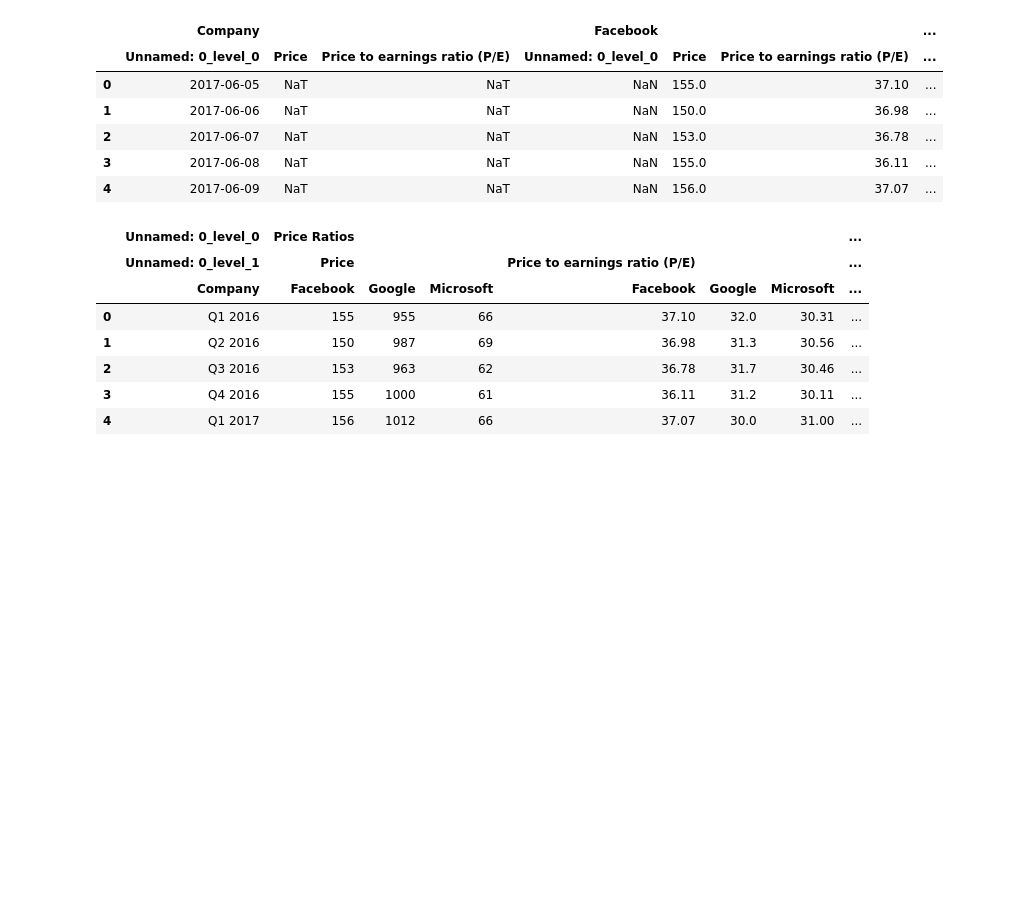
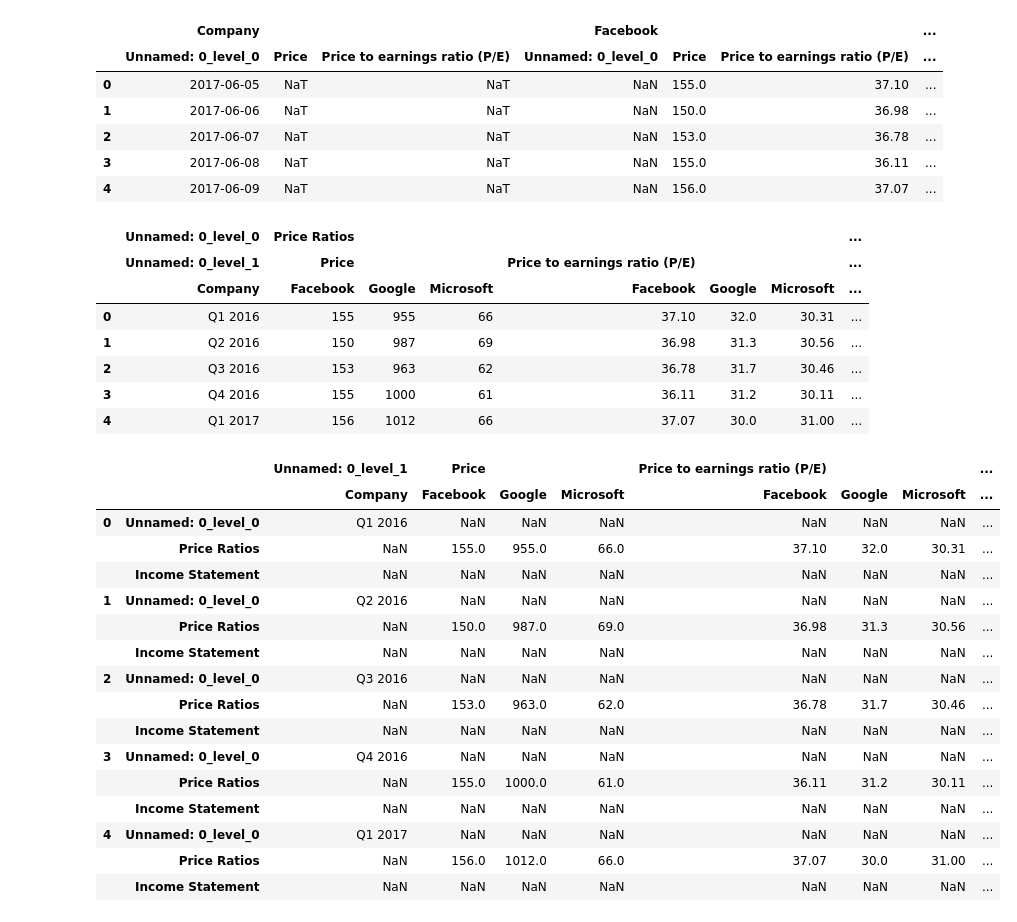
Before and after one commit to 7thmaniac/Pandas, a Jupyter notebook: jupyter-notebooks/Stack_Unstack.ipynb, the cells around one changed output. Drawn from its saved outputs; the diff is of its cells as text; code cells hidden in the pictures; blank space fills up the shorter version.

```diff
--- a/jupyter-notebooks/Stack_Unstack.ipynb
+++ b/jupyter-notebooks/Stack_Unstack.ipynb
@@ -133,4 +133,22 @@ df2
 | 3 | Q4 2016 | 155 | 1000 | 61 | 36.11 | 31.2 | 30.11 | ... |
 | 4 | Q1 2017 | 156 | 1012 | 66 | 37.07 | 30.0 | 31.00 | ... |
 # %%
-df2.
+df2.stack(future_stack=True,level=0)
+# %% [output]
+|  |  | Unnamed: 0_level_1 | Price |  |  | Price to earnings ratio (P/E) |  |  | ... |
+|  |  | Company | Facebook | Google | Microsoft | Facebook | Google | Microsoft | ... |
+| 0 | Unnamed: 0_level_0 | Q1 2016 | NaN | NaN | NaN | NaN | NaN | NaN | ... |
+|  | Price Ratios | NaN | 155.0 | 955.0 | 66.0 | 37.10 | 32.0 | 30.31 | ... |
+|  | Income Statement | NaN | NaN | NaN | NaN | NaN | NaN | NaN | ... |
+| 1 | Unnamed: 0_level_0 | Q2 2016 | NaN | NaN | NaN | NaN | NaN | NaN | ... |
+|  | Price Ratios | NaN | 150.0 | 987.0 | 69.0 | 36.98 | 31.3 | 30.56 | ... |
+|  | Income Statement | NaN | NaN | NaN | NaN | NaN | NaN | NaN | ... |
+| 2 | Unnamed: 0_level_0 | Q3 2016 | NaN | NaN | NaN | NaN | NaN | NaN | ... |
+|  | Price Ratios | NaN | 153.0 | 963.0 | 62.0 | 36.78 | 31.7 | 30.46 | ... |
+|  | Income Statement | NaN | NaN | NaN | NaN | NaN | NaN | NaN | ... |
+| 3 | Unnamed: 0_level_0 | Q4 2016 | NaN | NaN | NaN | NaN | NaN | NaN | ... |
+|  | Price Ratios | NaN | 155.0 | 1000.0 | 61.0 | 36.11 | 31.2 | 30.11 | ... |
+|  | Income Statement | NaN | NaN | NaN | NaN | NaN | NaN | NaN | ... |
+| 4 | Unnamed: 0_level_0 | Q1 2017 | NaN | NaN | NaN | NaN | NaN | NaN | ... |
+|  | Price Ratios | NaN | 156.0 | 1012.0 | 66.0 | 37.07 | 30.0 | 31.00 | ... |
+|  | Income Statement | NaN | NaN | NaN | NaN | NaN | NaN | NaN | ... |
```
Also changed, not shown: parts of 1 cell of this notebook, 2 other files.
